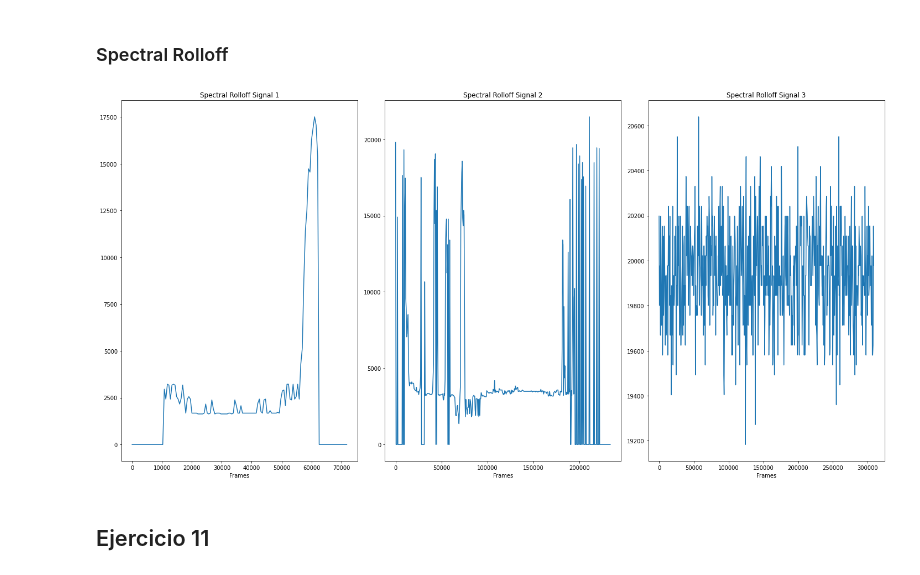
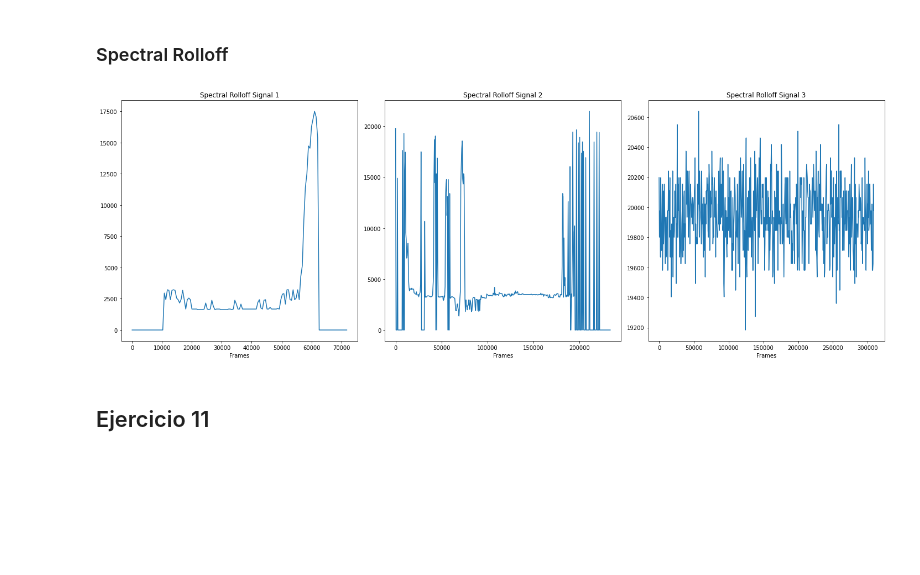
Before and after one commit to martinhaimovich2010/TP1_DSP, a Jupyter notebook: TP1_DSP_Haimovich_Veiga.ipynb, the cells around one changed output. Saved outputs shown, nothing was run; the diff lists cells and outputs as text; code cells hidden in the pictures; blank space fills up the shorter version.

```diff
--- a/TP1_DSP_Haimovich_Veiga.ipynb
+++ b/TP1_DSP_Haimovich_Veiga.ipynb
@@ -950,26 +958,26 @@ invalid value encountered in double_scalars
 # %%
 SROff1 = spectralRolloff(1000, signal1, 500, 0.9)
 SROff2 = spectralRolloff(1000, signal2, 500, 0.9)
 SROff3 = spectralRolloff(1000, signal3, 500, 0.9)
 
-plt.figure(19,figsize=(20,10))
+plt.figure(19,figsize=(20,7))
 plt.subplot(1,3,1)
 plt.title('Spectral Rolloff Signal 1')
 plt.xlabel('Frames')
 plt.plot(np.linspace(0,len(signal1),len(SROff1)), np.array(SROff1))
 plt.subplot(1,3,2)
 plt.title('Spectral Rolloff Signal 2')
 plt.xlabel('Frames')
 plt.plot(np.linspace(0,len(signal2),len(SROff2)), np.array(SROff2))
 plt.subplot(1,3,3)
 plt.title('Spectral Rolloff Signal 3')
 plt.xlabel('Frames')
 plt.plot(np.linspace(0,len(signal3),len(SROff3)), np.array(SROff3))
 
 plt.tight_layout()
 plt.show()
 # %% [output]
-[figure, old version]
+[figure, new version]
 # %% [markdown]
 ## Ejercicio 11
 # %% [markdown]
```
Also changed, not shown: parts of 24 cells of this notebook, 1 other file.
